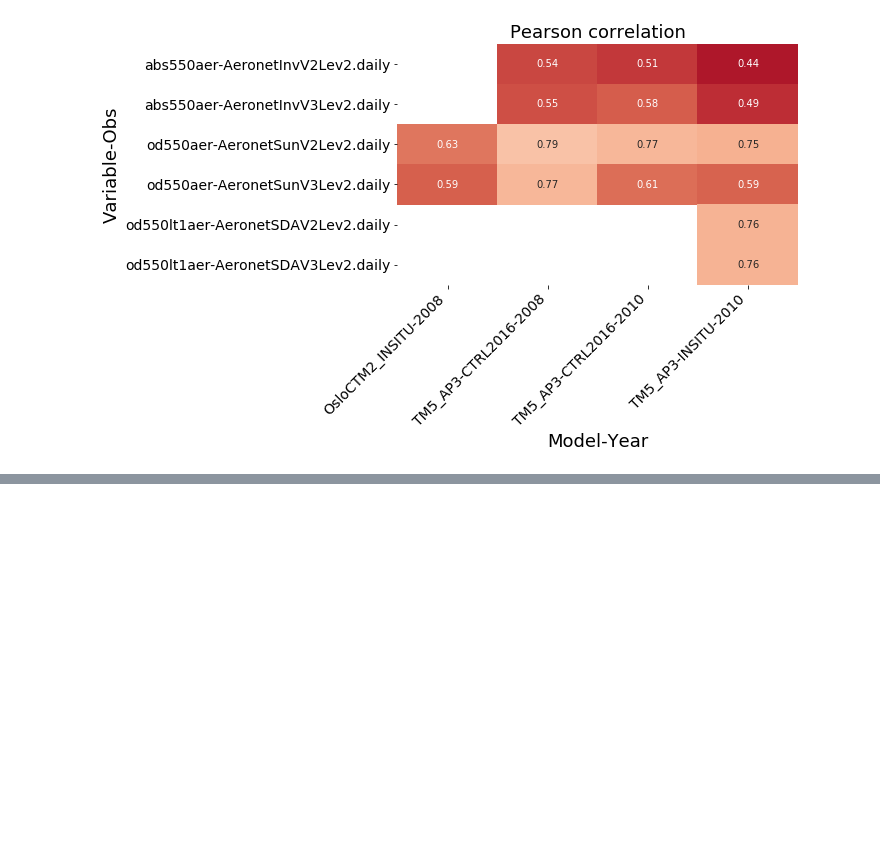
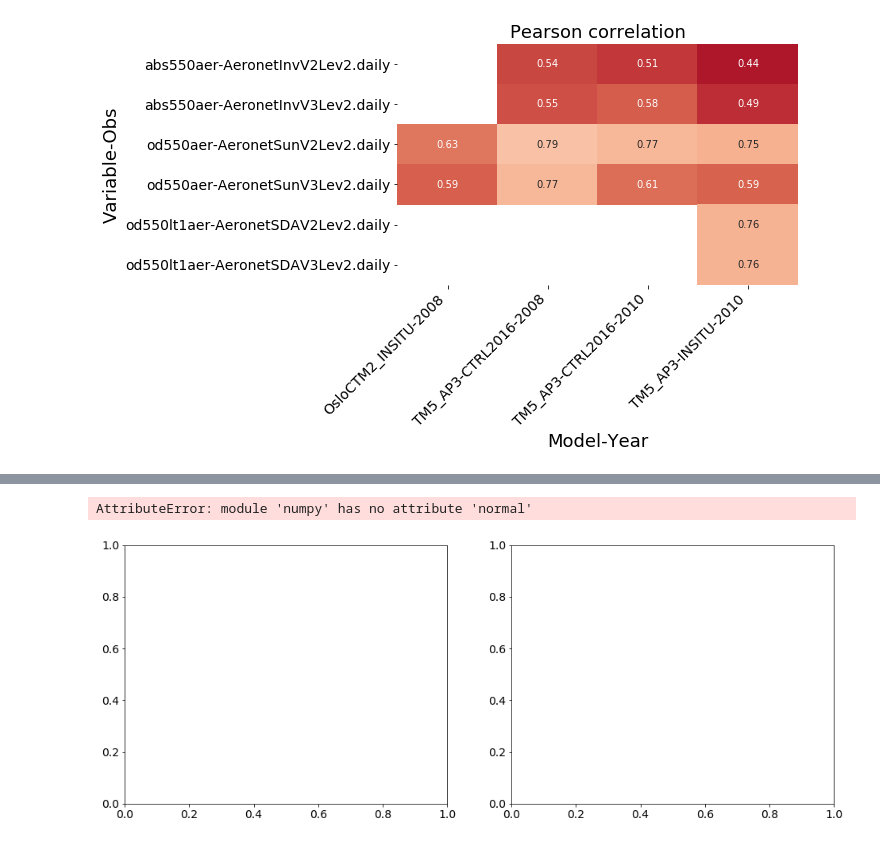
Before and after one commit to jgliss/aerocom_obs_props, a Jupyter notebook: results_overview.ipynb, the cells around one changed output, grey strips where cells are left out. Cells and saved outputs as stored; diff of their text form; code cells hidden in the pictures; blank space fills up the shorter version.

```diff
--- a/results_overview.ipynb
+++ b/results_overview.ipynb
@@ -186,0 +266,35 @@ Text(0.5,1,'Pearson correlation')
+# %%
+import matplotlib.pyplot as plt
+import numpy as np
+
+fig, (ax1, ax2) = plt.subplots(1,2, figsize=(16, 6))
+
+noise = np.normal
+x = np.linspace()
+ax1.loglog(x, y, ' +b', label='data')
+
+m, c  = np.polyfit(np.log(x), np.log(y), 1)
+xvals= np.linspace(.01, 10, 100)
+y_fit = np.exp(m*np.log(xvals) + c)
+ax1.plot(xvals, y_fit, '--r', label='Fit: {:.2f}x + {:.2f}'.format(m, c))
+ax1.set_xlim([.01, 10])
+ax1.set_ylim([.01, 10])
+ax1.plot([.01, 10], [.01, 10])
+ax1.legend()
+ax1.set_xlabel('Aeronet Sun V2 L2')
+ax1.set_ylabel('TM5_AP3_CTRL2016')
+ax1.set_title('od550aer (2010)')
+
+difference = y-x
+ax2.plot(x, difference, ' +b', label="Model - Obs")
+ax2.set_xlabel('Aeronet Sun V2 L2')
+ax2.set_ylabel('Difference (model - obs)')
+
+
+diff_fit = np.polyfit(x, difference, 1)
+ax2.plot(xvals, np.poly1d(diff_fit)(xvals), '--r', label='Fit: {:.2f}x + {:.2f}'.format(diff_fit[0], diff_fit[1]))
+ax2.legend()
+ax2.set_xlim([0, 10])
+# %% [output]
+AttributeError: module 'numpy' has no attribute 'normal'
+[figure, added]
```
Also changed, not shown: parts of 11 cells of this notebook, 2 other files.
